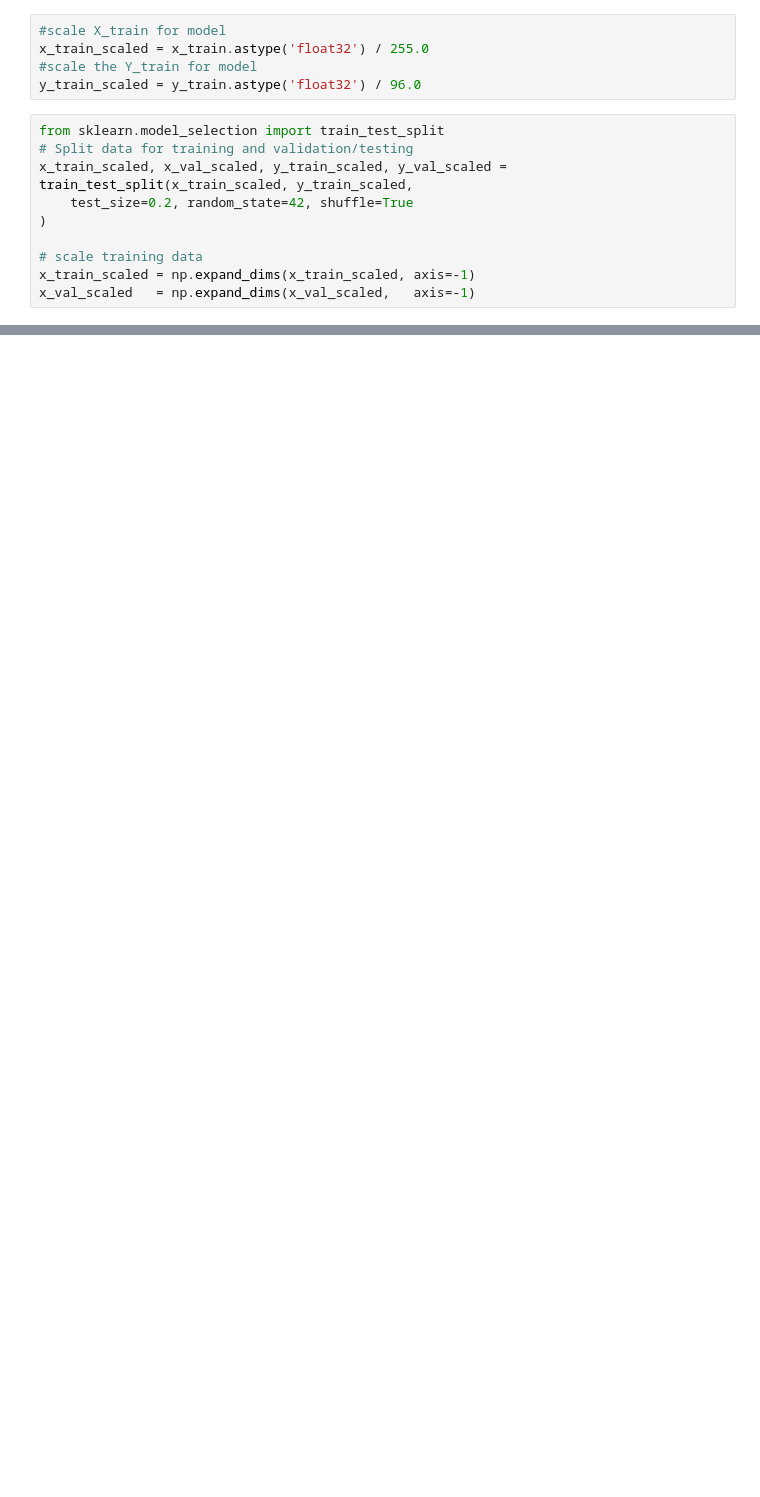
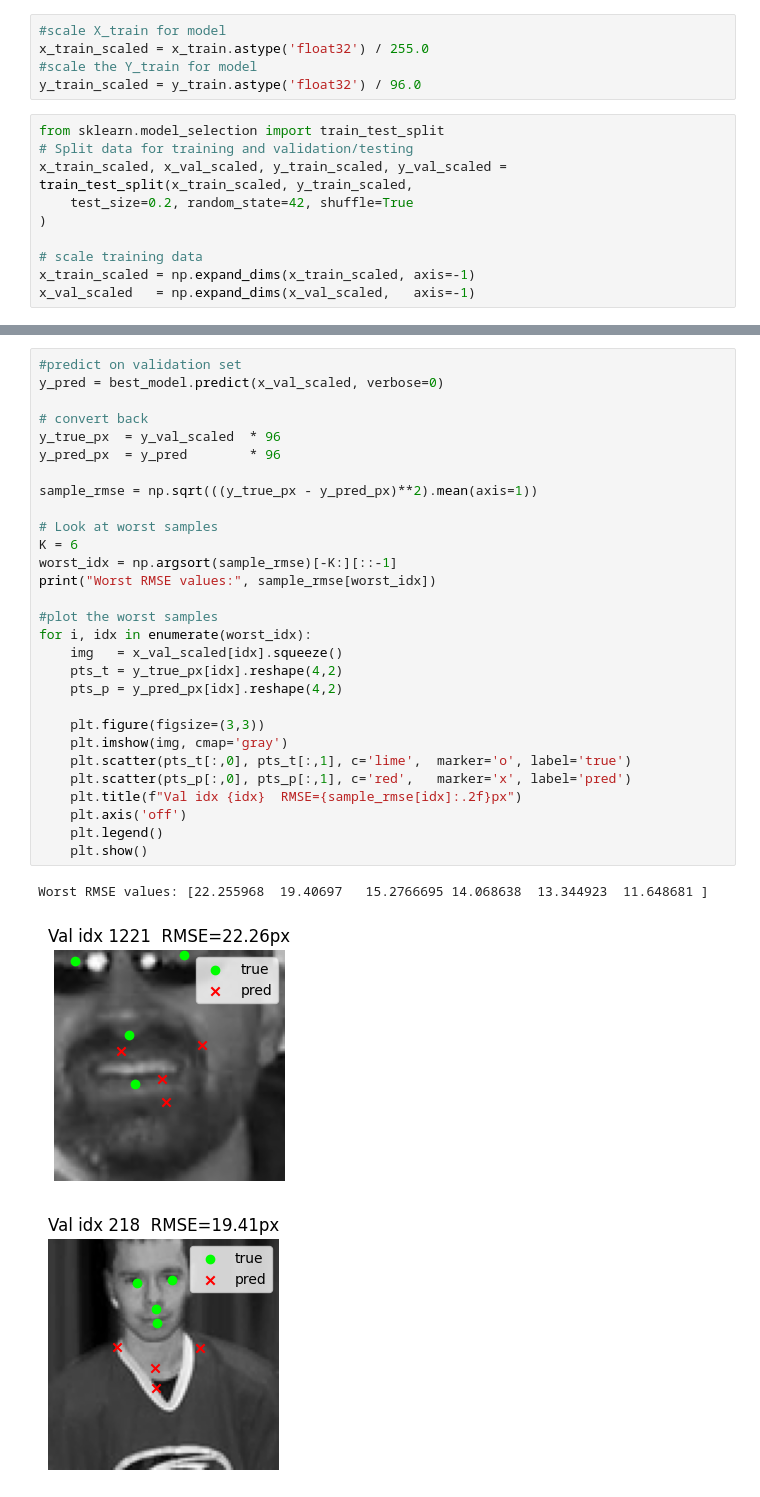
Before and after one commit to nickStanisic/FaceDetector, a Jupyter notebook: FaceDetector.ipynb, the cells around one changed output, grey strips where cells are left out. Saved outputs shown, nothing was run; the diff lists cells and outputs as text; blank space fills up the shorter version.

```diff
--- a/FaceDetector.ipynb
+++ b/FaceDetector.ipynb
@@ -516,0 +690,33 @@ Same as others, revisit results and final model
+# %%
+#predict on validation set
+y_pred = best_model.predict(x_val_scaled, verbose=0)
+
+# convert back
+y_true_px  = y_val_scaled  * 96
+y_pred_px  = y_pred        * 96
+
+sample_rmse = np.sqrt(((y_true_px - y_pred_px)**2).mean(axis=1))
+
+# Look at worst samples
+K = 6
+worst_idx = np.argsort(sample_rmse)[-K:][::-1]
+print("Worst RMSE values:", sample_rmse[worst_idx])
+
+#plot the worst samples
+for i, idx in enumerate(worst_idx):
+    img   = x_val_scaled[idx].squeeze()
+    pts_t = y_true_px[idx].reshape(4,2)
+    pts_p = y_pred_px[idx].reshape(4,2)
+
+    plt.figure(figsize=(3,3))
+    plt.imshow(img, cmap='gray')
+    plt.scatter(pts_t[:,0], pts_t[:,1], c='lime',  marker='o', label='true')
+    plt.scatter(pts_p[:,0], pts_p[:,1], c='red',   marker='x', label='pred')
+    plt.title(f"Val idx {idx}  RMSE={sample_rmse[idx]:.2f}px")
+    plt.axis('off')
+    plt.legend()
+    plt.show()
+# %% [output]
+Worst RMSE values: [22.255968  19.40697   15.2766695 14.068638  13.344923  11.648681 ]
+[figure, added]
+[figure, added]
```
Also changed, not shown: parts of 22 cells of this notebook.
